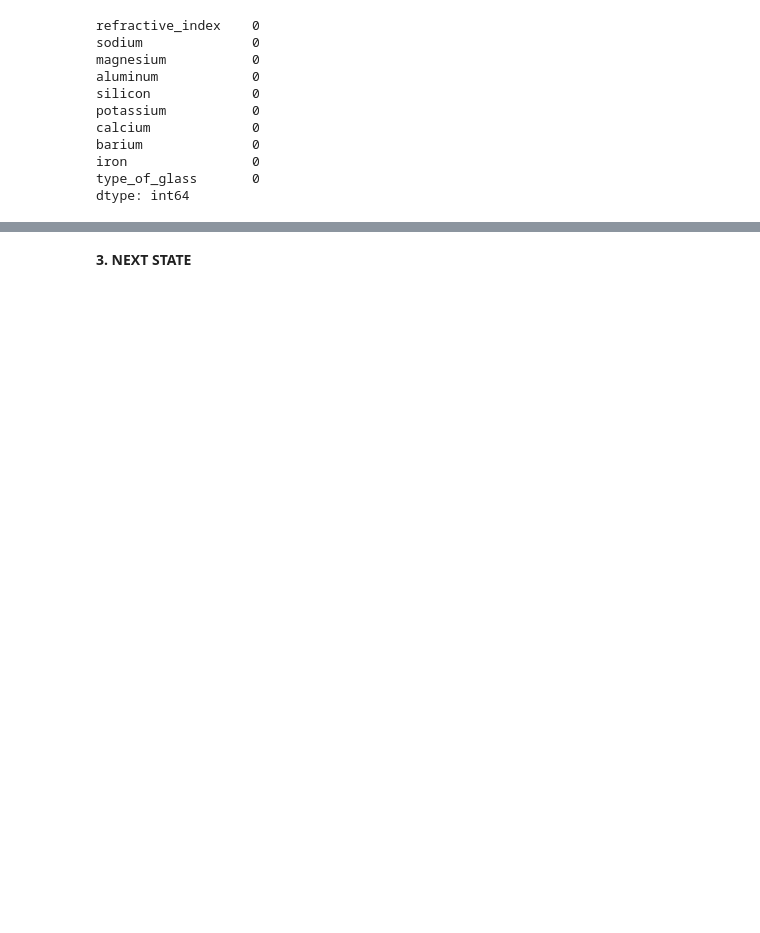
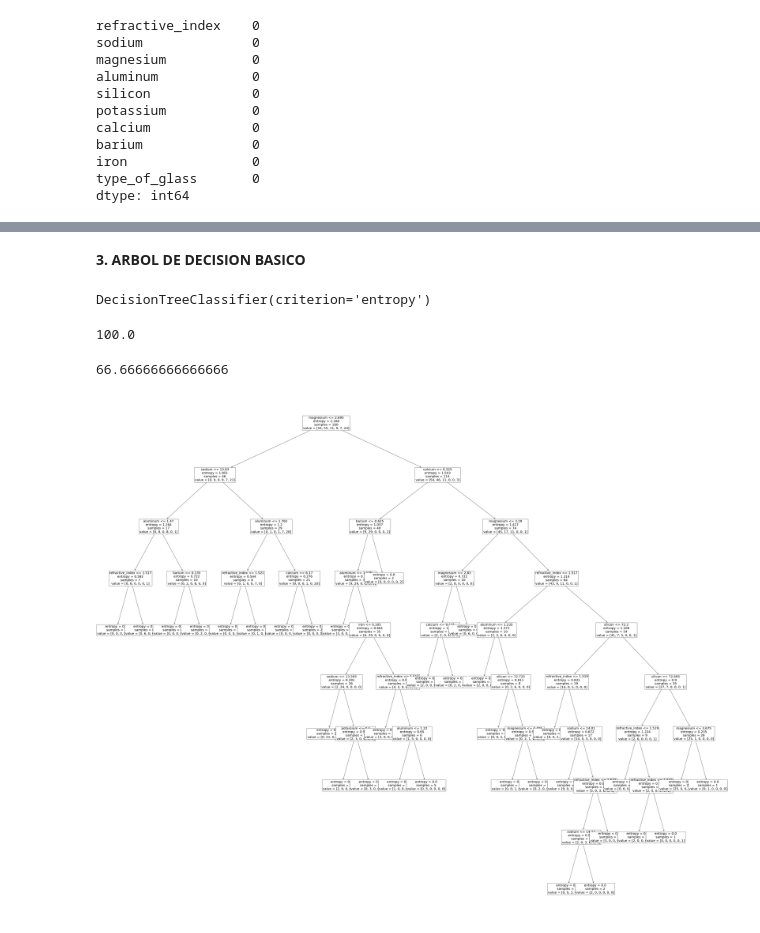
Before and after one commit to Patriciafg27/MIA3_Actividades_Grupo4, a Jupyter notebook: Hunger_games_Patricia.ipynb, the cells around one changed output, grey strips where cells are left out. Cells and saved outputs as stored; diff of their text form; code cells hidden in the pictures; blank space fills up the shorter version.

```diff
--- a/Hunger_games_Patricia.ipynb
+++ b/Hunger_games_Patricia.ipynb
@@ -122,5 +238,31 @@ figura2 = px.scatter_3d(dataframe, x='sodium', y='magnesium', z = 'aluminum',
 figura2
 # %% [output]
 [interactive output not drawn]
-# %% [markdown]
-**3. NEXT STATE**
+# %% [markdown]
+**3. ARBOL DE DECISION BASICO**
+# %%
+X = dataframe.iloc[:,:-1]
+Y = dataframe.iloc[:,-1:]
+X_train, X_test, Y_train, Y_test = train_test_split(X, Y)
+# %%
+model = DecisionTreeClassifier(criterion="entropy")
+model.fit(X_train, Y_train)
+# %% [output]
+DecisionTreeClassifier(criterion='entropy')
+# %%
+# Vemos que el entrenamiento consigue un 100%
+model.score(X_train, Y_train)*100
+# %% [output]
+100.0
+# %%
+# Vemos que para el test:
+model.score(X_test, Y_test)*100
+# %% [output]
+66.66666666666666
+# %%
+# Vemos gráficamente el arbol de decisión que se ha calculado:
+figura, ax = plt.subplots(figsize=(70, 60))
+plot_tree(model, feature_names= X.columns, fontsize=20)
+plt.show()
+# %% [output]
+[figure, added]
```
Also changed, not shown: parts of 14 cells of this notebook.
